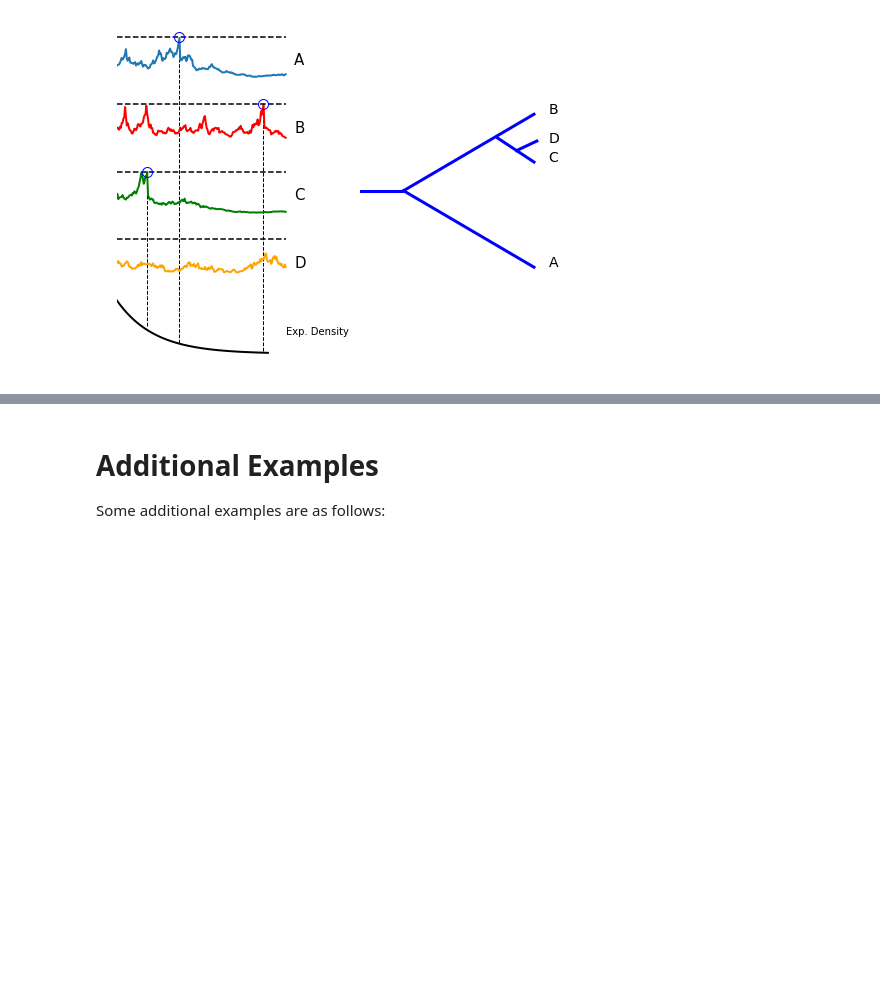
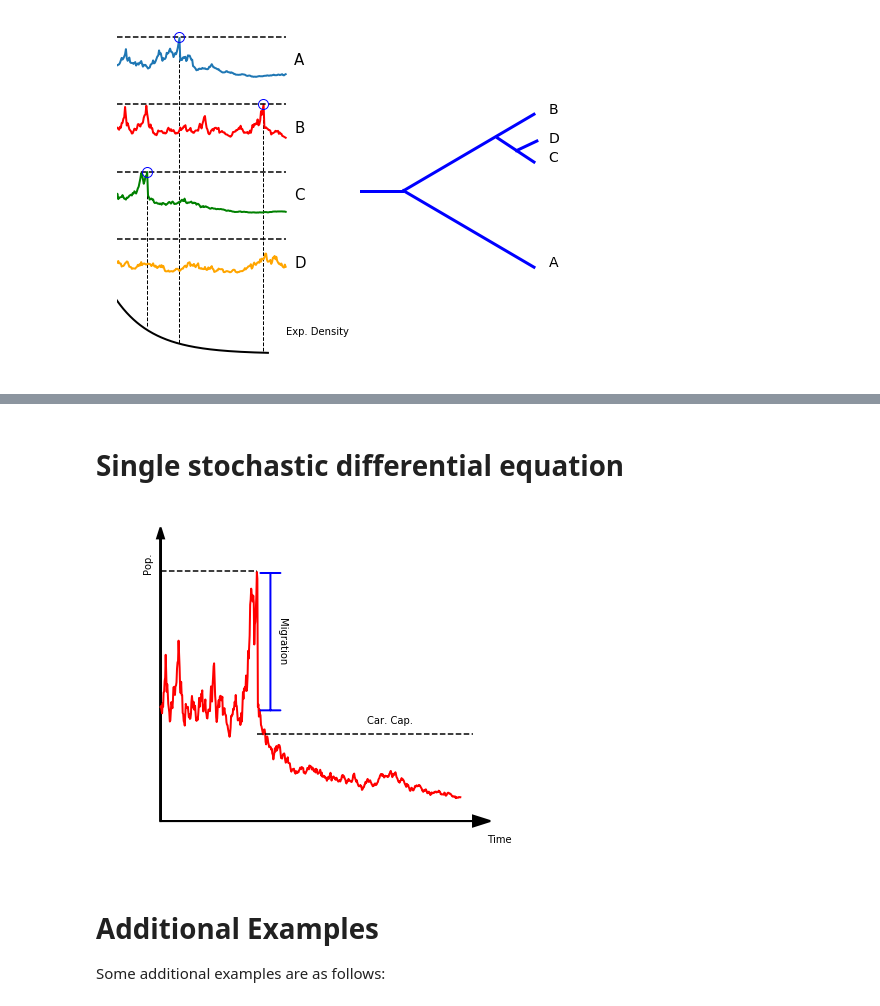
Before and after one commit to mbaker21231/InstEvo, a Jupyter notebook: Writeup/AgeArea/ArticleGraph.ipynb, the cells around one changed output, grey strips where cells are left out. Saved outputs shown, nothing was run; the diff lists cells and outputs as text; code cells hidden in the pictures; blank space fills up the shorter version.

```diff
--- a/Writeup/AgeArea/ArticleGraph.ipynb
+++ b/Writeup/AgeArea/ArticleGraph.ipynb
@@ -481,3 +484,33 @@ fig.savefig('AncillaryFiles\\figure3.eps', format='eps', dpi=1000)
+# %% [markdown]
+# Single stochastic differential equation
+# %%
+fig = plt.figure(figsize=(8,6))
+
+gs = gridspec.GridSpec(1, 1)
+
+ax1 = plt.subplot(gs[0,0])
+ser = ax1.plot(yt, y, lw=2, color='red')
+das = ax1.plot([0,ytime*dt],[thresh,thresh], linestyle='dashed', color='black')
+set1 = ax1.axis('off')
+set2 = ax1.set_xlim([-.10, 1.2])
+set3 = ax1.set_ylim([0, thresh + .5])
+
+xax = ax1.arrow(0,.2, .91, 0, color='black', lw=2, fc='k', ec='k', head_width=0.1, head_length=0.05)
+yax = ax1.arrow(0,.2, 0, thresh+.1, color='black', lw=2, fc='k', ec='k', head_width=0.02, head_length=.1)
+an1 = ax1.annotate('Time', xy= (.95,0), size=10)
+an2 = ax1.annotate('Pop.', xy= (-.05,thresh+.1), rotation=90, size=10)
+aft = ax1.plot([ytime*dt, .91], [1,1], color='black', linestyle='dashed')
+
+an3 = ax1.annotate('Car. Cap.', xy=(.6,1.1), size=10)
+
+an4 = ax1.annotate(s='', xy=(.32,1.2), xytext=(.32,2.5), arrowprops=dict(lw=2, color='blue', arrowstyle='|-|'))
+
+lab = ax1.annotate('Migration', xy=(.34,2), size=10, rotation=270)
+
+fig.savefig('AncillaryFiles\\figure25.eps', format='eps', dpi=1000)
+fig.savefig('AncillaryFiles\\figure25.png', format='png', dpi=1000)
+# %% [output]
+[figure, added]
 # %% [markdown]
 # Additional Examples
 
```
Also changed, not shown: parts of 15 cells of this notebook, 14 other files.
